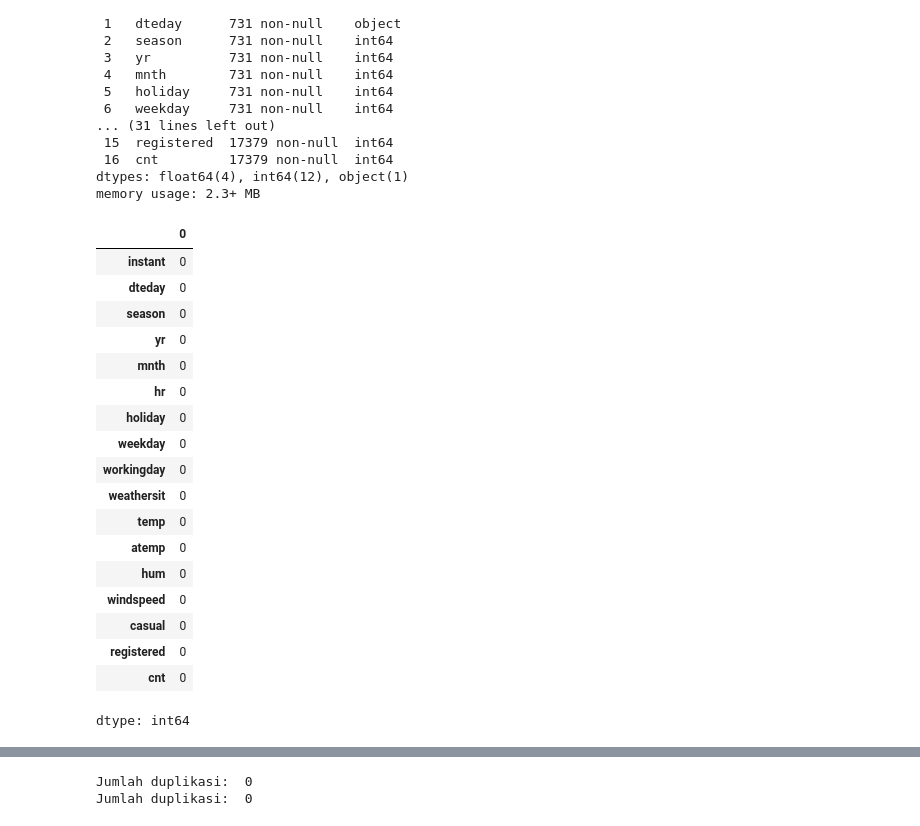
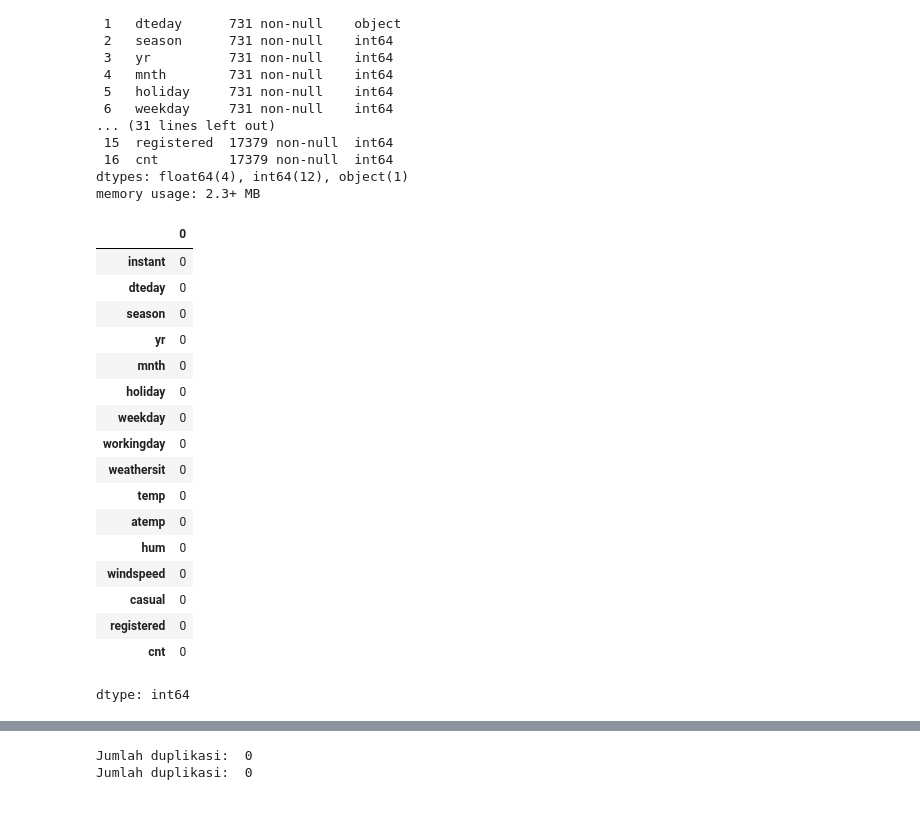
Before and after one commit to Mutasar/sewa-sepeda, a Jupyter notebook: Proyek_Analisis_Data.ipynb, the cells around one changed output, grey strips where cells are left out. Drawn from its saved outputs; the diff is of its cells as text; code cells hidden in the pictures.

```diff
--- a/Proyek_Analisis_Data.ipynb
+++ b/Proyek_Analisis_Data.ipynb
@@ -92,14 +92,14 @@ memory usage: 2.3+ MB
 # %%
 # mengecek keberadaan missing value di dataset hour_df
 hour_df.isna().sum()
+day_df.isna().sum()
 # %% [output]
 |  | 0 |
 | instant | 0 |
 | dteday | 0 |
 | season | 0 |
 | yr | 0 |
 | mnth | 0 |
-| hr | 0 |
 | holiday | 0 |
 | weekday | 0 |
 | workingday | 0 |
```
Also changed, not shown: parts of 13 cells of this notebook.
